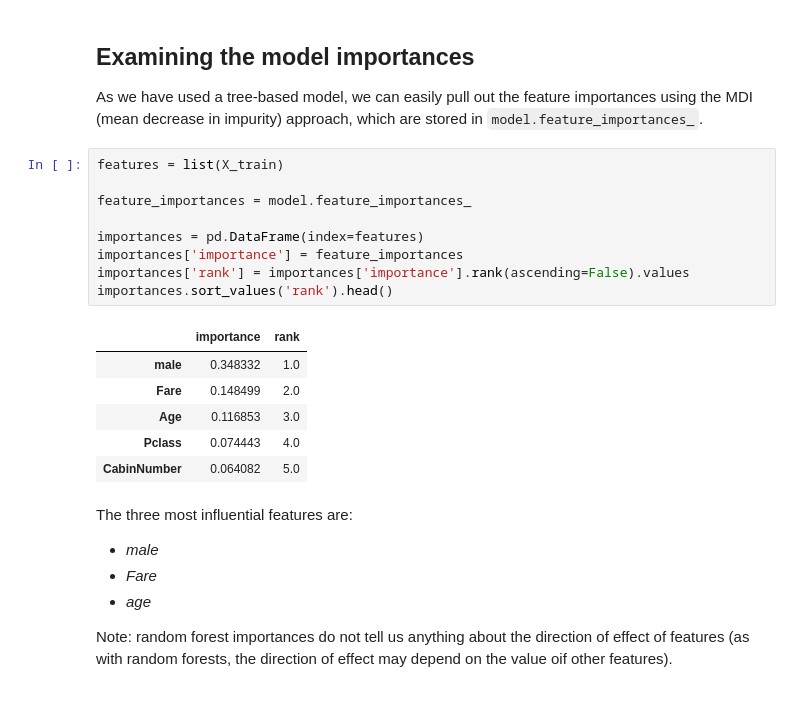
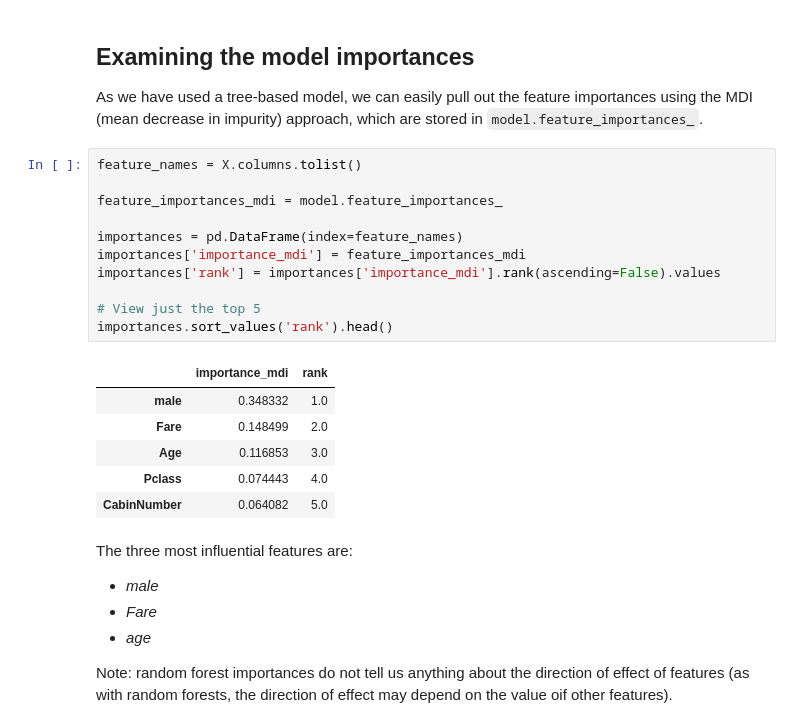
Before and after one commit to hsma-programme/h6_4g_explainable_ai, a Jupyter notebook: teaching_notebooks/pdp_ice_feature_importance_shap_table_tree_classification_titanic.ipynb, the cells around one changed output. Saved outputs shown, nothing was run; the diff lists cells and outputs as text.

```diff
--- a/teaching_notebooks/pdp_ice_feature_importance_shap_table_tree_classification_titanic.ipynb
+++ b/teaching_notebooks/pdp_ice_feature_importance_shap_table_tree_classification_titanic.ipynb
@@ -141,16 +141,18 @@ Accuracy of predicting test data = 81.17%
 
 As we have used a tree-based model, we can easily pull out the feature importances using the MDI (mean decrease in impurity) approach, which are stored in `model.feature_importances_`.
 # %%
-features = list(X_train)
+feature_names = X.columns.tolist()
 
-feature_importances = model.feature_importances_
+feature_importances_mdi = model.feature_importances_
 
-importances = pd.DataFrame(index=features)
-importances['importance'] = feature_importances
-importances['rank'] = importances['importance'].rank(ascending=False).values
+importances = pd.DataFrame(index=feature_names)
+importances['importance_mdi'] = feature_importances_mdi
+importances['rank'] = importances['importance_mdi'].rank(ascending=False).values
+
+# View just the top 5
 importances.sort_values('rank').head()
 # %% [output]
-|  | importance | rank |
+|  | importance_mdi | rank |
 | male | 0.348332 | 1.0 |
 | Fare | 0.148499 | 2.0 |
 | Age | 0.116853 | 3.0 |
```
Also changed, not shown: parts of 44 cells of this notebook.
